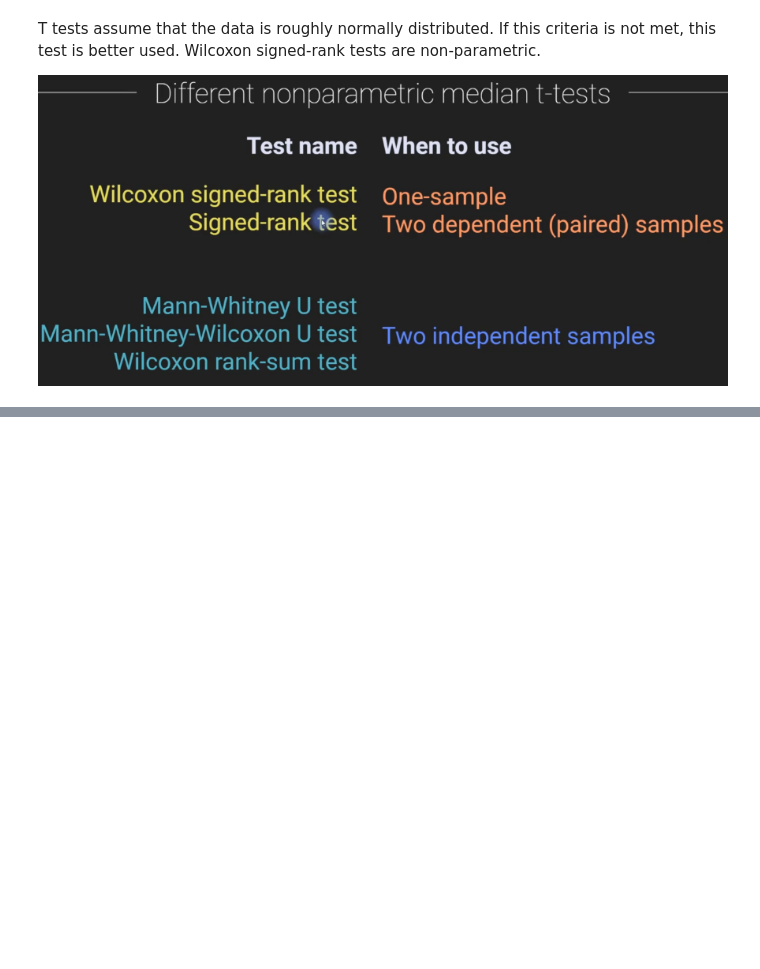
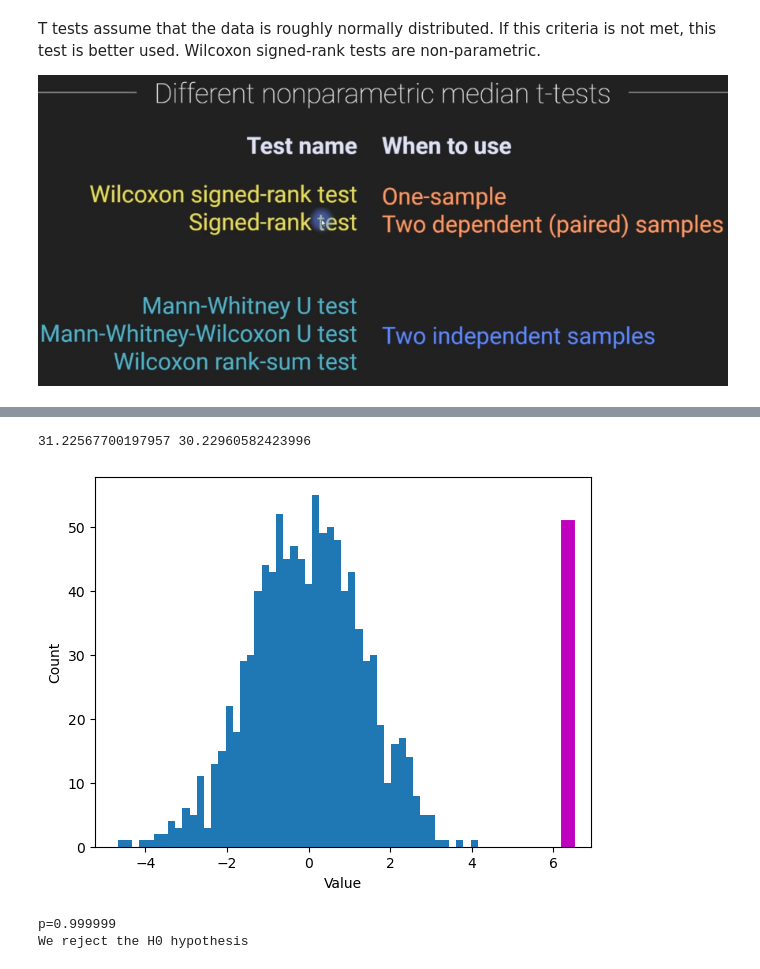
Before and after one commit to szalai-istvan/python-machine-learning, a Jupyter notebook: 03_statistics-and-machine-learning/06_t-test-family/t-test.ipynb, the cells around one changed output, grey strips where cells are left out. Cells and saved outputs as stored; diff of their text form; code cells hidden in the pictures; blank space fills up the shorter version.

```diff
--- a/03_statistics-and-machine-learning/06_t-test-family/t-test.ipynb
+++ b/03_statistics-and-machine-learning/06_t-test-family/t-test.ipynb
@@ -196,0 +220,42 @@ We accept H0 hypothesis
+# %%
+alldata = np.hstack((dataA,dataB))
+conditions = np.hstack((np.ones(N),np.ones(N)*2)) # Labeling which data comes from which dataset
+
+fakeConditions = np.random.permutation(2*N)
+fakeConditions[fakeConditions<N] = 1
+fakeConditions[fakeConditions>1] = 2
+
+print(np.mean(alldata[fakeConditions==1]),np.mean(alldata[fakeConditions==2]))
+# %% [output]
+31.22567700197957 30.22960582423996
+# %%
+nPerms = 1000
+permDiffs = np.zeros(nPerms)
+
+for i in range(nPerms):
+    fakeConditions = np.random.permutation(2*N)
+    fakeConditions[fakeConditions<N] = 1
+    fakeConditions[fakeConditions>1] = 2
+    permDiffs[i] = np.mean(alldata[fakeConditions==2]-alldata[fakeConditions==1])
+
+plt.hist(permDiffs,50)
+
+observedValue = np.mean(alldata[conditions==2]-alldata[conditions==1])
+plt.plot([observedValue,observedValue],[0,50],'m',linewidth=10)
+plt.xlabel('Value')
+plt.ylabel('Count')
+plt.show()
+# %% [output]
+[figure, added]
+# %%
+zValue = ( observedValue - np.mean(permDiffs) ) / np.std(permDiffs,ddof=1)
+p = stats.norm.cdf(abs(zValue))
+
+print('p=%g'%(p))
+if p > 0.95:
+    print('We reject the H0 hypothesis')
+else:
+    print('We accept the H0 hypothesis') # H0 hypothesis is that data1 and data2 come from the same distribution
+# %% [output]
+p=0.999999
+We reject the H0 hypothesis
```
Also changed, not shown: parts of 9 cells of this notebook.
